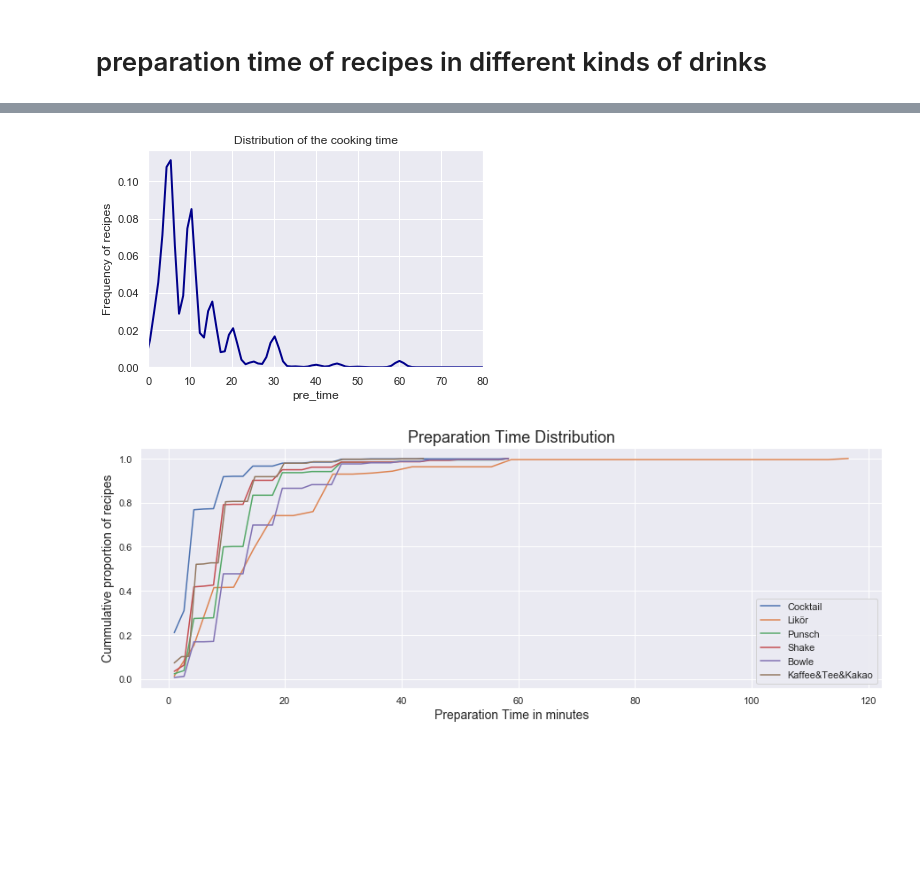
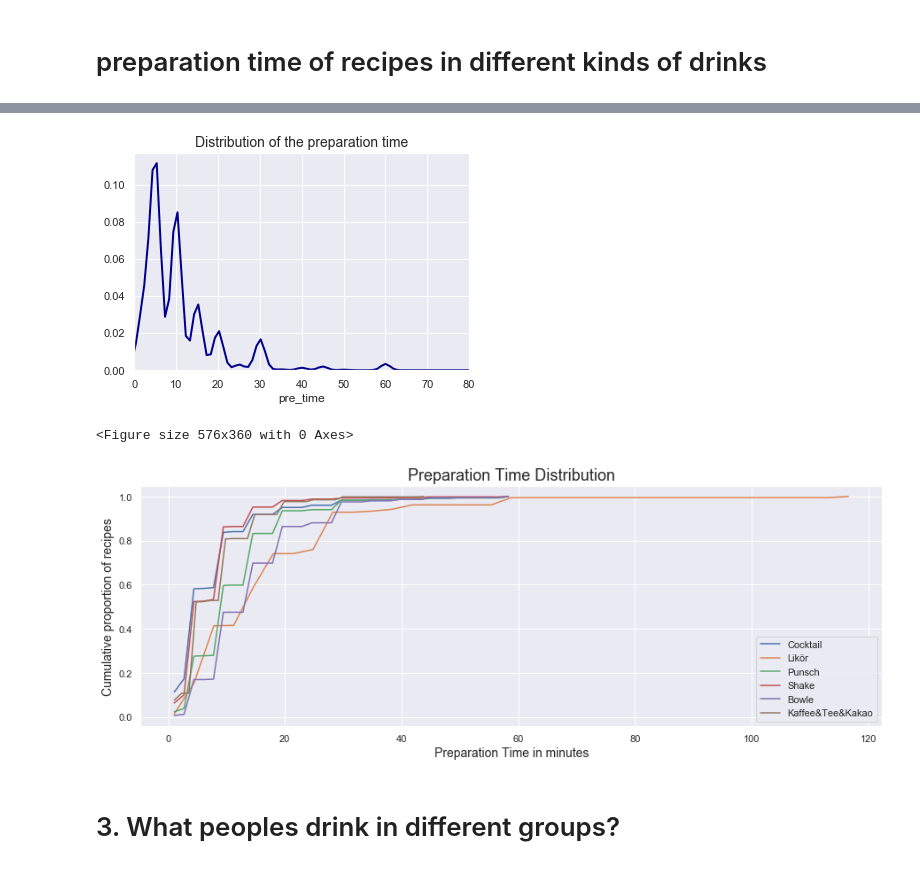
Before and after one commit to sunwen0120/Pratikum, a Jupyter notebook: wen_sun/Getränke analyse/Getränke.ipynb, the cells around one changed output, grey strips where cells are left out. Drawn from its saved outputs; the diff is of its cells as text; code cells hidden in the pictures; blank space fills up the shorter version.

```diff
--- a/wen_sun/Getränke analyse/Getränke.ipynb
+++ b/wen_sun/Getränke analyse/Getränke.ipynb
@@ -16,5 +16,12 @@ df = df.drop_duplicates(['recipe_name'])
 y = df[df['recipe_url'] =='[]']
 index = y.index.tolist()
 df = df.drop(index =[13689])
-df.shape
+
+
+t = df[df['tags'] =='[]']
+index_m = t.index.tolist()
+index_m
+df = df.drop(index =index_m)
+df
+# df.shape
 # %% [output]
@@ -43,6 +62,12 @@ for i in range(len(df)):
         df.at[i,'tags'] ='cocktail'
     if "kaffeeteeoderkakao" in tags:
         df.at[i,'tags'] ='kaffee&tee&kakao'
+    if "tee" in tags:
+        df.at[i,'tags'] ='kaffee&tee&kakao'
+    if "kaffee" in tags:
+        df.at[i,'tags'] ='kaffee&tee&kakao'
+    if "getränke" in tags:
+        df.at[i,'tags'] ='kaffee&tee&kakao'
     if "likör" in tags:
         df.at[i,'tags'] ='likör'
     if "punsch" in tags:
@@ -52,6 +77,8 @@ for i in range(len(df)):
     if "paleo" in tags:
         df.at[i,'tags'] ='shake'
     if "frucht" in tags:
+        df.at[i,'tags'] ='cocktail'
+    if "dessert" in tags:
         df.at[i,'tags'] ='shake'
 # %%
 df
@@ -243,14 +223,19 @@ See the caveats in the documentation: http://pandas.pydata.org/pandas-docs/stabl
 # %%
 threshold=80
 ax = sns.distplot(df_time['pre_time'],hist=False, kde=True,
-             bins=int(180/5), color = 'darkblue',
+             bins=int(120/5), color = 'darkblue',
              hist_kws={'edgecolor':'black'},
              kde_kws={'linewidth': 2})
-ax.set_ylabel('Frequency of recipes')
-ax.set_title('Distribution of the cooking time')
+
+ax.set_title('Distribution of the preparation time', fontsize = 14)
+
+plt.figure(figsize=(8, 5))
 a = ax.set_xlim((0,threshold))
+
+# plt.title('Distribution of the preparation time')
 # %% [output]
-[figure, old version]
+[figure, new version]
+<Figure size 576x360 with 0 Axes>
 # %%
 from pandas.core.frame import DataFrame
 # Plot the cooking time's cumulative distribution for a sample of european and asian countries.
@@ -280,12 +265,14 @@ for item in pretime_sample:
     cumulative = cumulative/cumulative.max()
     ax = plt.plot(base[:-1], cumulative)
 
-plt.ylabel("Cummulative proportion of recipes", fontsize=14)
+plt.ylabel("Cumulative proportion of recipes", fontsize=14)
 plt.xlabel("Preparation Time in minutes", fontsize=14)
 plt.legend([c_title.title() for c_title in pretime_sample])
 plt.title('Preparation Time Distribution',fontsize=18)
 plt.grid(True)
 # %% [output]
-[figure, old version]
+[figure, new version]
 # %%
 # cummulative proportion graoh refers to https://alioben.github.io/yummly/
+# %% [markdown]
+# 3. What peoples drink in different groups?
```
Also changed, not shown: parts of 27 cells of this notebook.
